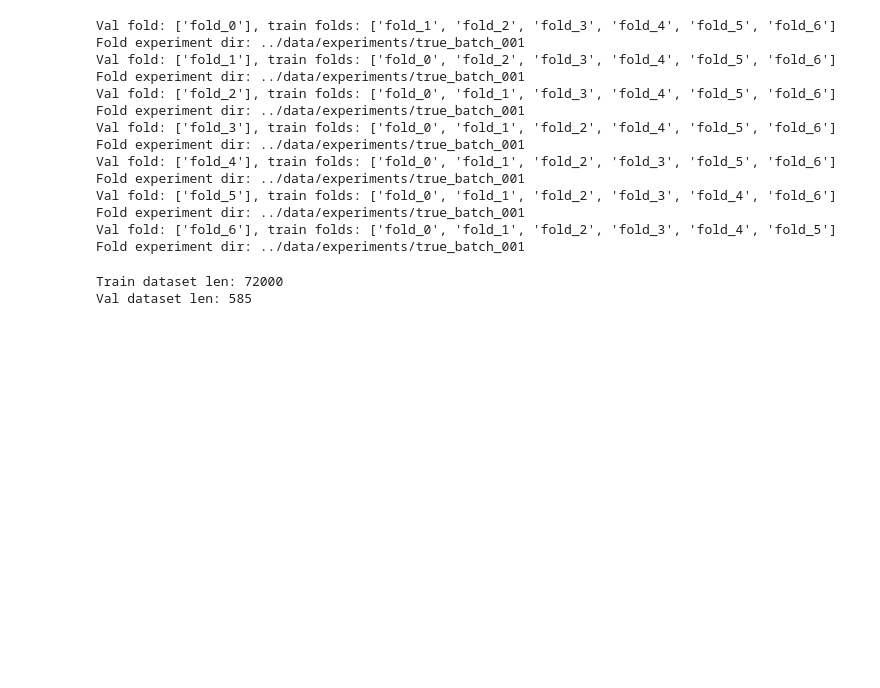
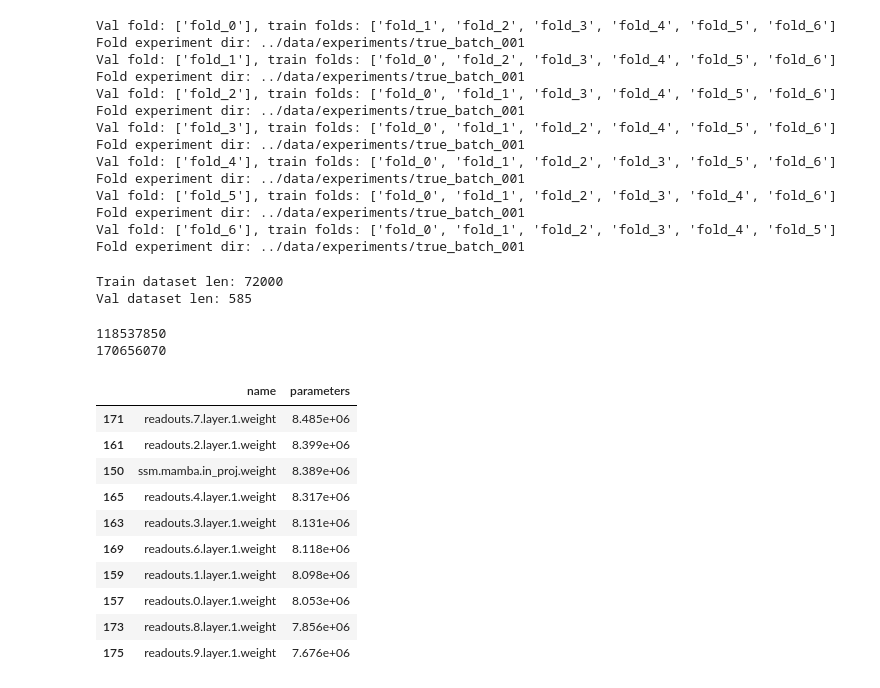
Before and after one commit to Melina-Jingting/sensorium-ssm, a Jupyter notebook: notebooks/train_pipeline.ipynb, the cells around one changed output. Cells and saved outputs as stored; diff of their text form; code cells hidden in the pictures; blank space fills up the shorter version.

```diff
--- a/notebooks/train_pipeline.ipynb
+++ b/notebooks/train_pipeline.ipynb
@@ -123,0 +116,58 @@ model = model.to(device)
+# %%
+from src.models.dwiseneurossm import DwiseNeuroSSM
+argus_params = config["argus_params"]
+device = torch.device("cuda" if torch.cuda.is_available() else "cpu")
+
+ssm_model = DwiseNeuroSSM(**argus_params["nn_module"][1])
+# ssm_model = ssm_model.to(device)
+total_params = sum(p.numel() for p in ssm_model.parameters() if p.requires_grad)
+print(total_params)
+
+
+from configs.true_batch_001 import config
+from src.models.dwiseneuro import DwiseNeuro
+argus_params = config["argus_params"]
+device = torch.device("cuda" if torch.cuda.is_available() else "cpu")
+
+original_model = DwiseNeuro(**argus_params["nn_module"][1])
+# original_model = original_model.to(device)
+total_params = sum(p.numel() for p in original_model.parameters() if p.requires_grad)
+print(total_params)
+# %% [output]
+118537850
+170656070
+# %%
+import pandas as pd
+ssm_parameters = []
+for name, param in ssm_model.named_parameters():
+    if param.requires_grad:
+        ssm_parameters.append({
+            "name" : name,
+            "parameters" : param.numel()
+        })
+ssm_parameters = pd.DataFrame(ssm_parameters)
+
+original_parameters = []
+for name, param in original_model.named_parameters():
+    if param.requires_grad:
+        original_parameters.append({
+            "name" : name,
+            "parameters" : param.numel()
+        })
+original_parameters = pd.DataFrame(original_parameters)
+# %%
+ssm_parameters.sort_values("parameters", ascending=False)[:10].map(
+    lambda x: "{:.3e}".format(x) if isinstance(x, int) else x
+)
+# %% [output]
+|  | name | parameters |
+| 171 | readouts.7.layer.1.weight | 8.485e+06 |
+| 161 | readouts.2.layer.1.weight | 8.399e+06 |
+| 150 | ssm.mamba.in_proj.weight | 8.389e+06 |
+| 165 | readouts.4.layer.1.weight | 8.317e+06 |
+| 163 | readouts.3.layer.1.weight | 8.131e+06 |
+| 169 | readouts.6.layer.1.weight | 8.118e+06 |
+| 159 | readouts.1.layer.1.weight | 8.098e+06 |
+| 157 | readouts.0.layer.1.weight | 8.053e+06 |
+| 173 | readouts.8.layer.1.weight | 7.856e+06 |
+| 175 | readouts.9.layer.1.weight | 7.676e+06 |
```
Also changed, not shown: parts of 5 cells of this notebook, 4 other files.
